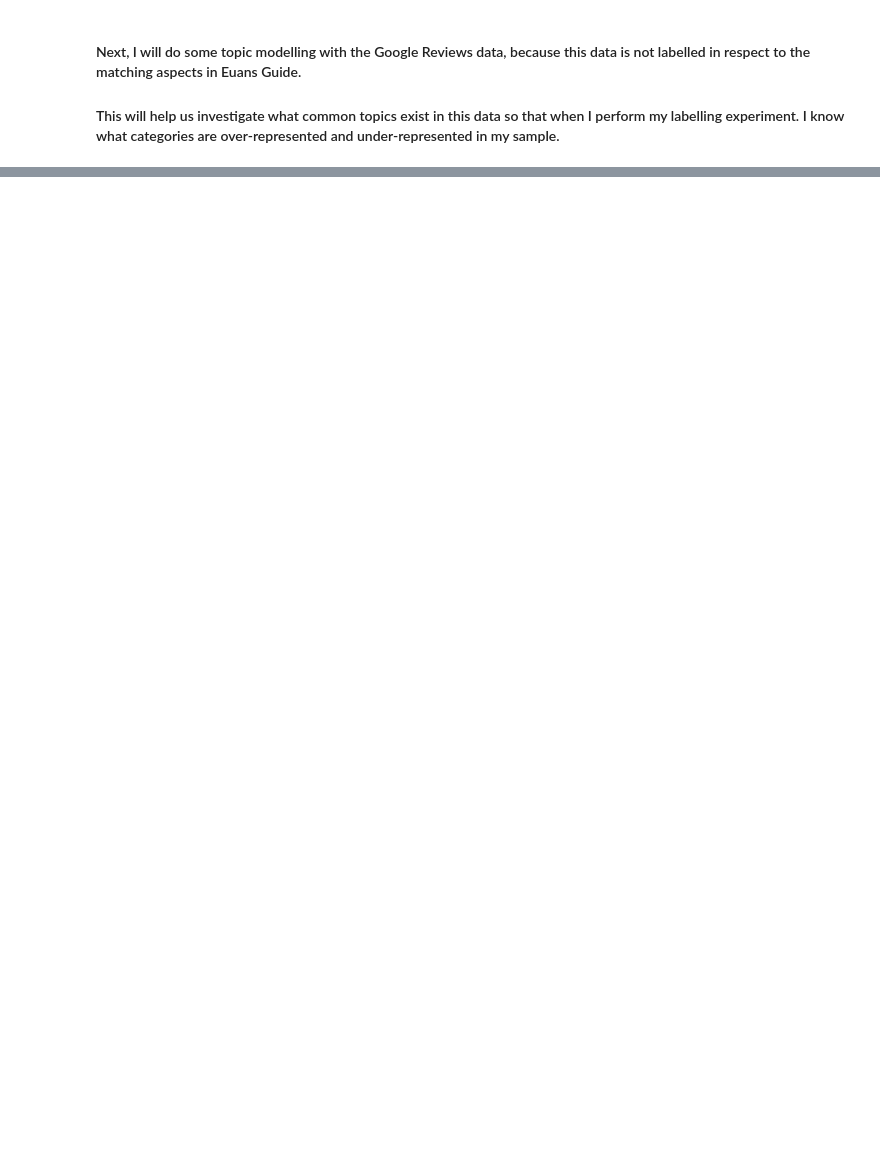
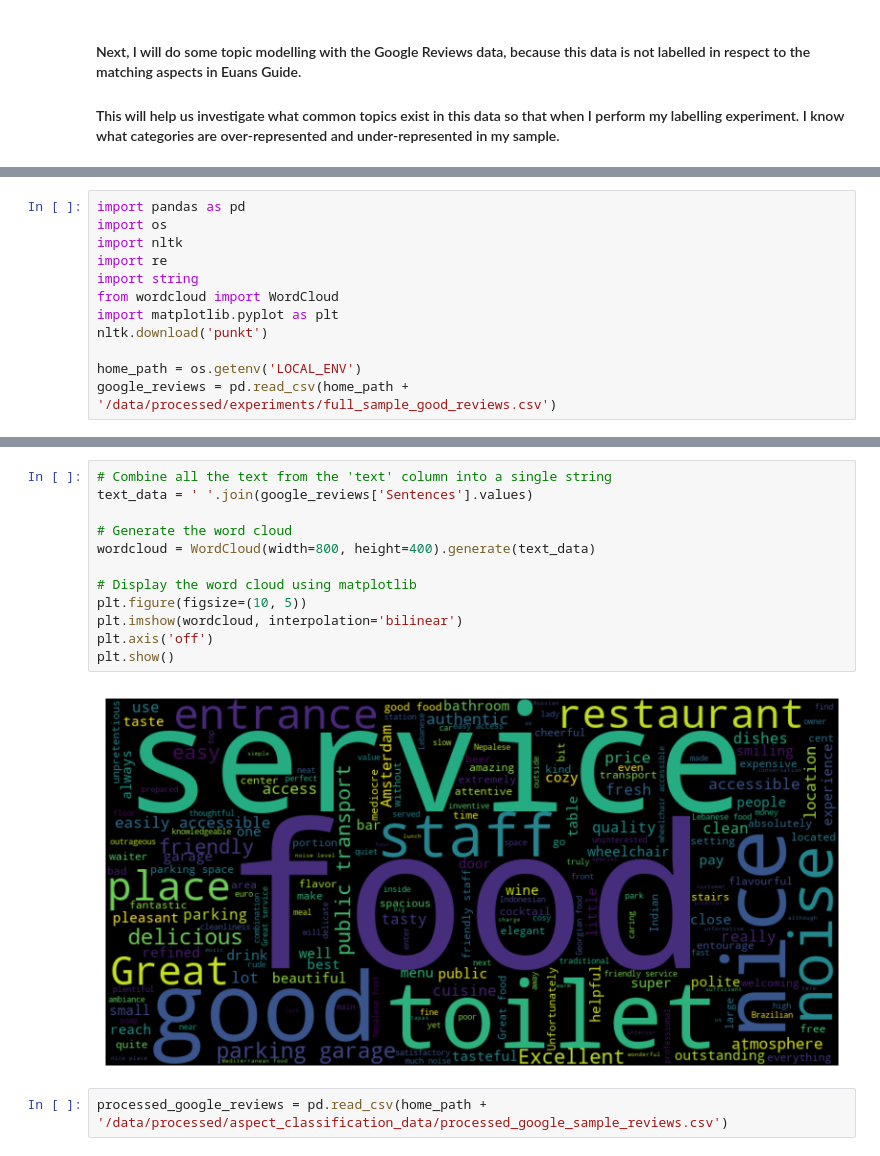
Before and after one commit to Amsterdam-Internships/Venue-Accessibility-Google-Reviews, a Jupyter notebook: notebooks/ExploratoryDataAnalysis.ipynb, the cells around one changed output, grey strips where cells are left out. Cells and saved outputs as stored; diff of their text form; blank space fills up the shorter version.

```diff
--- a/notebooks/ExploratoryDataAnalysis.ipynb
+++ b/notebooks/ExploratoryDataAnalysis.ipynb
@@ -213,0 +82,12 @@ do the cohens kappa thing
+# %%
+import pandas as pd
+import os
+import nltk
+import re
+import string
+from wordcloud import WordCloud
+import matplotlib.pyplot as plt
+nltk.download('punkt')
+
+home_path = os.getenv('LOCAL_ENV')
+google_reviews = pd.read_csv(home_path + '/data/processed/experiments/full_sample_good_reviews.csv')
@@ -213,0 +97,16 @@ do the cohens kappa thing
+# %%
+# Combine all the text from the 'text' column into a single string
+text_data = ' '.join(google_reviews['Sentences'].values)
+
+# Generate the word cloud
+wordcloud = WordCloud(width=800, height=400).generate(text_data)
+
+# Display the word cloud using matplotlib
+plt.figure(figsize=(10, 5))
+plt.imshow(wordcloud, interpolation='bilinear')
+plt.axis('off')
+plt.show()
+# %% [output]
+[figure, added]
+# %%
+processed_google_reviews = pd.read_csv(home_path + '/data/processed/aspect_classification_data/processed_google_sample_reviews.csv')
```
Also changed, not shown: parts of 20 cells of this notebook, 31 other files.
